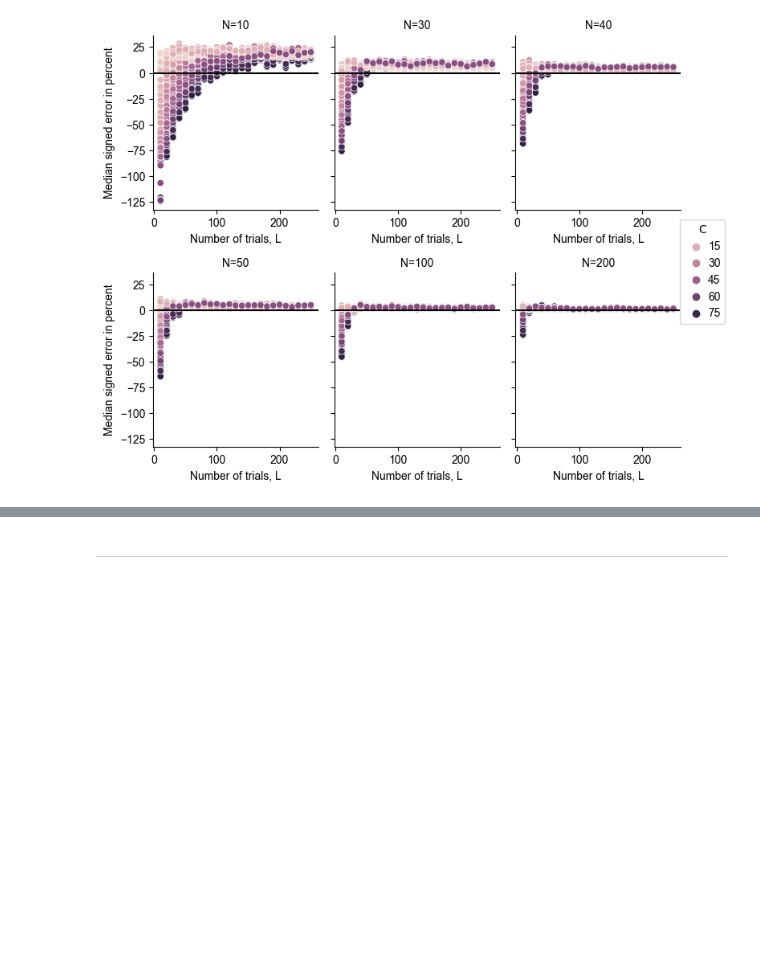
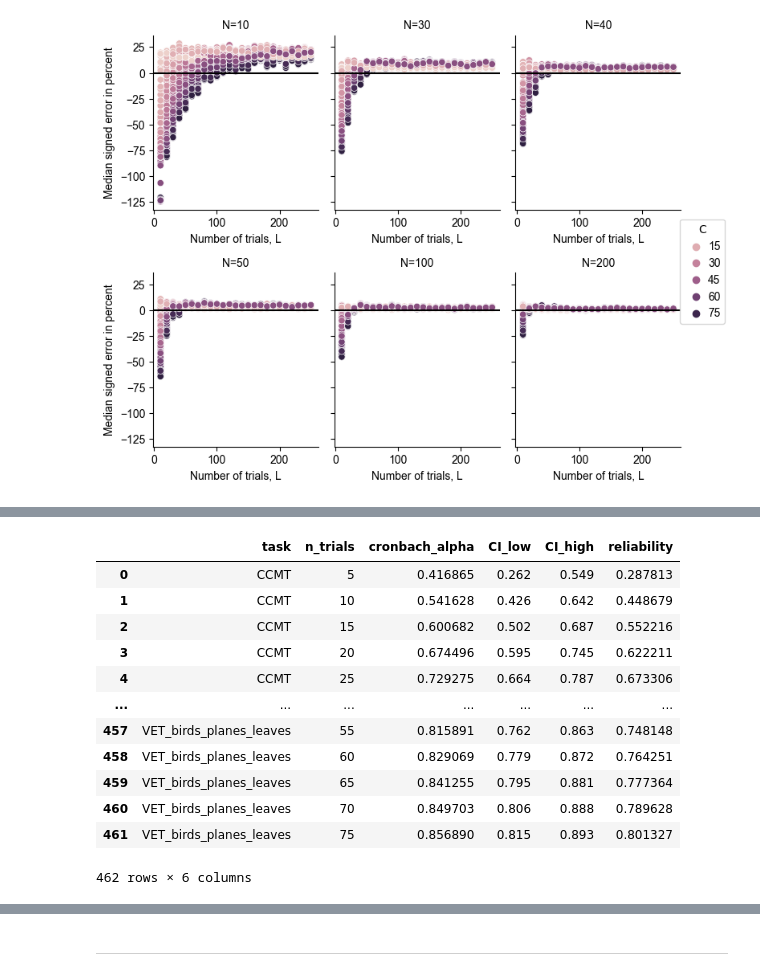
Before and after one commit to jankaWIS/reliability-paper, a Jupyter notebook: Figures/Figures_SI-CanD.ipynb, the cells around one changed output, grey strips where cells are left out. Drawn from its saved outputs; the diff is of its cells as text; code cells hidden in the pictures; blank space fills up the shorter version.

Commit message:
Update Figures_SI-CanD.ipynb
Add new SI figure with Cronbach alpha comparison

```diff
--- a/Figures/Figures_SI-CanD.ipynb
+++ b/Figures/Figures_SI-CanD.ipynb
@@ -1525,0 +1533,23 @@ Dependence of error in C estimation on value of C, N=10
+# %%
+# define confidence interval for Cronbach's alpha
+ci_cronbach = 0.95
+
+df_cronbach_tasks = pd.read_csv(os.path.join(path_results, 'cronbach_alpha_vs_reliability.csv'))
+
+task_names = df_cronbach_tasks["task"].unique()
+
+df_cronbach_tasks
+# %% [output]
+|  | task | n_trials | cronbach_alpha | CI_low | CI_high | reliability |
+| 0 | CCMT | 5 | 0.416865 | 0.262 | 0.549 | 0.287813 |
+| 1 | CCMT | 10 | 0.541628 | 0.426 | 0.642 | 0.448679 |
+| 2 | CCMT | 15 | 0.600682 | 0.502 | 0.687 | 0.552216 |
+| 3 | CCMT | 20 | 0.674496 | 0.595 | 0.745 | 0.622211 |
+| 4 | CCMT | 25 | 0.729275 | 0.664 | 0.787 | 0.673306 |
+| ... | ... | ... | ... | ... | ... | ... |
+| 457 | VET_birds_planes_leaves | 55 | 0.815891 | 0.762 | 0.863 | 0.748148 |
+| 458 | VET_birds_planes_leaves | 60 | 0.829069 | 0.779 | 0.872 | 0.764251 |
+| 459 | VET_birds_planes_leaves | 65 | 0.841255 | 0.795 | 0.881 | 0.777364 |
+| 460 | VET_birds_planes_leaves | 70 | 0.849703 | 0.806 | 0.888 | 0.789628 |
+| 461 | VET_birds_planes_leaves | 75 | 0.856890 | 0.815 | 0.893 | 0.801327 |
+462 rows × 6 columns
```
Also changed, not shown: parts of 5 cells of this notebook.
